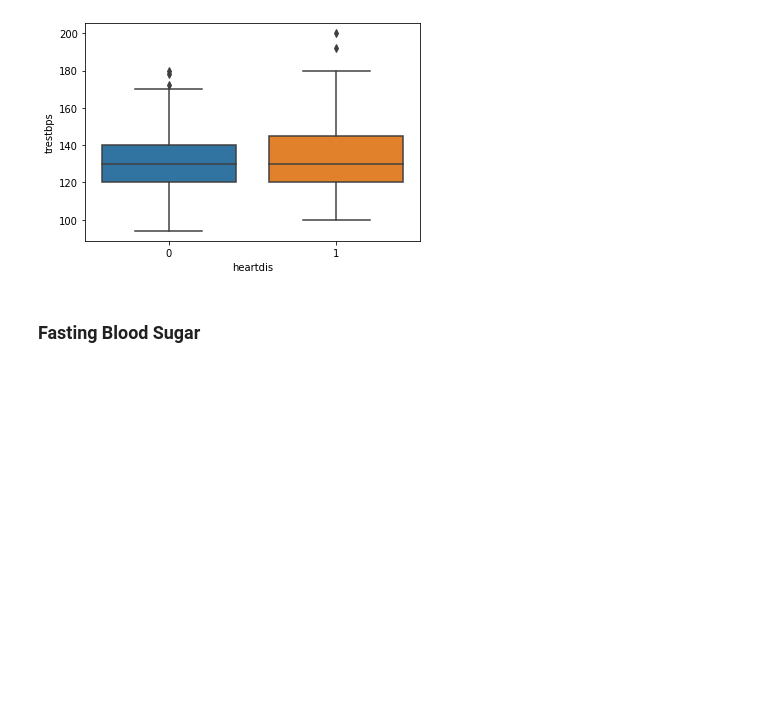
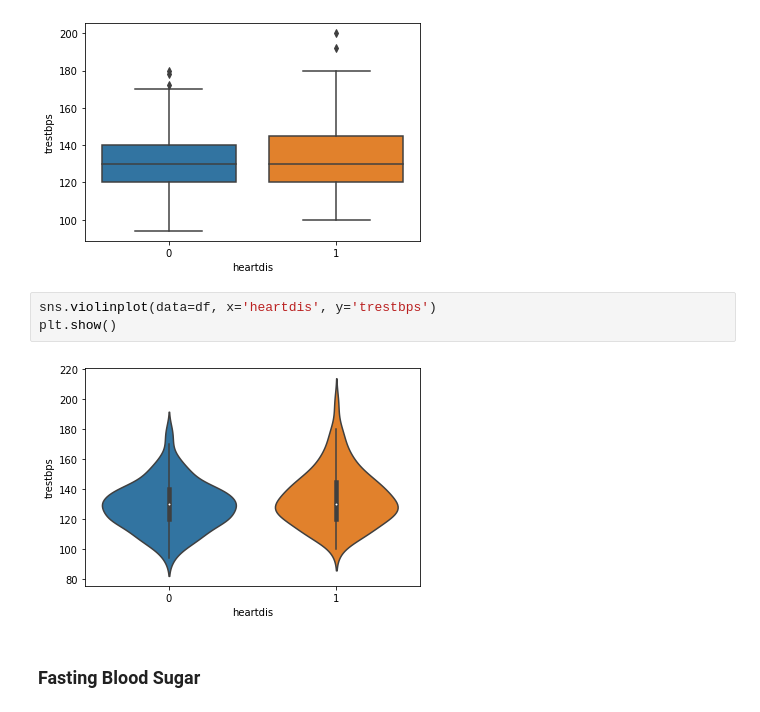
Before and after one commit to AnaliticaComputacional-2023-10/Proyecto1, a Jupyter notebook: EDA_Multivariate.ipynb, the cells around one changed output. Saved outputs shown, nothing was run; the diff lists cells and outputs as text; blank space fills up the shorter version.

```diff
--- a/EDA_Multivariate.ipynb
+++ b/EDA_Multivariate.ipynb
@@ -200,6 +202,11 @@ sns.boxplot(data=df, x='heartdis', y='trestbps')
 plt.show()
 # %% [output]
 [figure]
+# %%
+sns.violinplot(data=df, x='heartdis', y='trestbps')
+plt.show()
+# %% [output]
+[figure, added]
 # %% [markdown]
 ### Fasting Blood Sugar
 # %%
```
Also changed, not shown: parts of 35 cells of this notebook.
